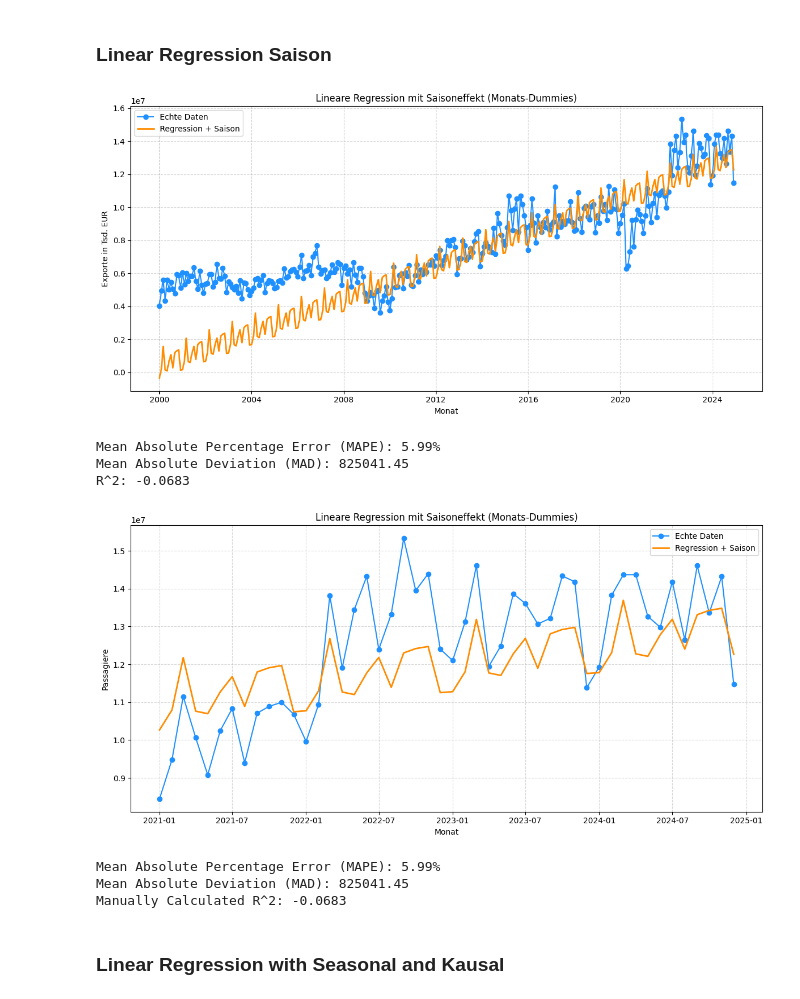
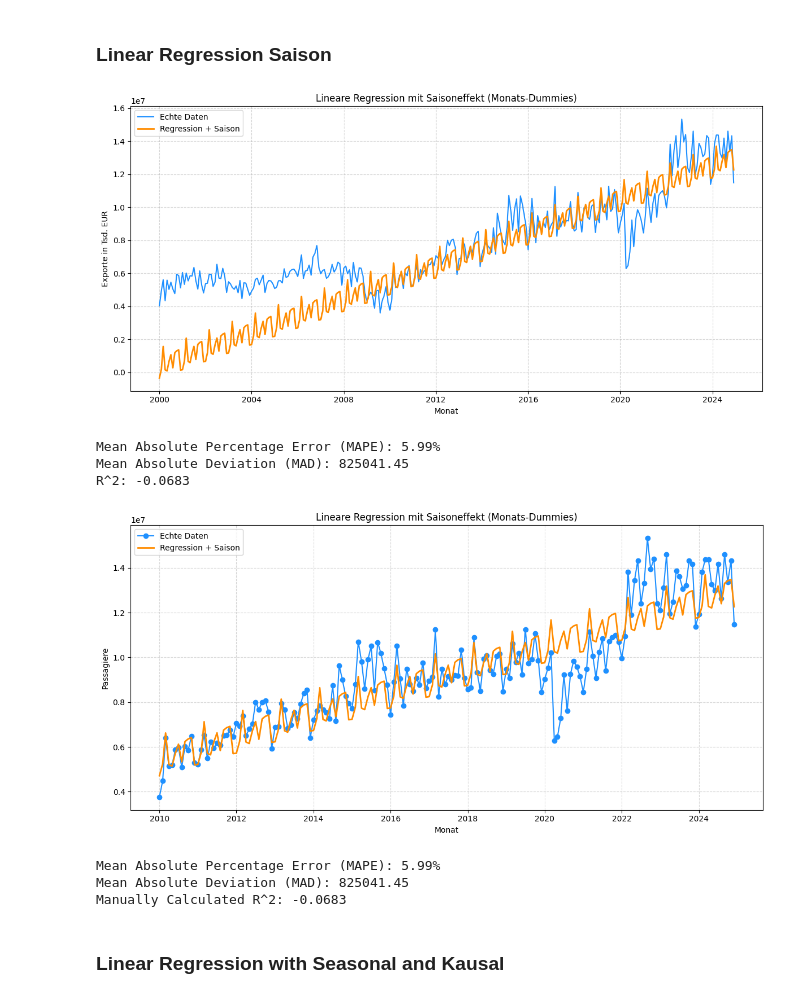
Before and after one commit to eliaspfe/BI_Vorlesung, a Jupyter notebook: Forecasting_Exports.ipynb, the cells around one changed output. Saved outputs shown, nothing was run; the diff lists cells and outputs as text; code cells hidden in the pictures.

```diff
--- a/Forecasting_Exports.ipynb
+++ b/Forecasting_Exports.ipynb
@@ -243,7 +243,7 @@ y_pred_valid = model.predict(X_valid)
 
 # Plot
 plt.figure(figsize=(12, 6))
-plt.plot(df['Date'], y_all, label='Echte Daten', marker='o', color='dodgerblue')
+plt.plot(df['Date'], y_all, label='Echte Daten', color='dodgerblue')
 plt.plot(df['Date'], y_pred_all, label='Regression + Saison', color='darkorange', linewidth=2)
 plt.xlabel('Monat')
 plt.ylabel('Exporte in Tsd. EUR')
@@ -265,7 +265,7 @@ print(f"Mean Absolute Deviation (MAD): {mad:.2f}")
 r_squared = model.score(X_valid, y_valid)
 print(f"R^2: {r_squared:.4f}")
 # %% [output]
-[figure, old version]
+[figure, new version]
 Mean Absolute Percentage Error (MAPE): 5.99%
 Mean Absolute Deviation (MAD): 825041.45
 R^2: -0.0683
@@ -297,36 +297,36 @@ y_pred_all = model.predict(X_all)
 y_pred_valid = model.predict(X_valid)
 
 #print(y_pred_all[-12:])
 #print(y_pred_valid)
 
 # Plot
 plt.figure(figsize=(12, 6))
-plt.plot(df['Date'].iloc[-48:], y_all[-48:], label='Echte Daten', marker='o', color='dodgerblue')
-plt.plot(df['Date'].iloc[-48:], y_pred_all[-48:], label='Regression + Saison', color='darkorange', linewidth=2)
+plt.plot(df['Date'].iloc[-180:], y_all[-180:], label='Echte Daten', marker='o', color='dodgerblue')
+plt.plot(df['Date'].iloc[-180:], y_pred_all[-180:], label='Regression + Saison', color='darkorange', linewidth=2)
 plt.xlabel('Monat')
 plt.ylabel('Passagiere')
 plt.title('Lineare Regression mit Saisoneffekt (Monats-Dummies)')
 plt.legend()
 plt.grid(True, linestyle='--', alpha=0.5)
 plt.tight_layout()
 plt.show()
 
 # Metriken auf dem Validierungsset
 mape = np.mean(np.abs((y_valid - y_pred_valid) / y_valid)) * 100
 mad = np.mean(np.abs(y_valid - y_pred_valid))
 
 print(f"Mean Absolute Percentage Error (MAPE): {mape:.2f}%")
 print(f"Mean Absolute Deviation (MAD): {mad:.2f}")
 
 # Calculate R^2 (coefficient of determination)
 # Calculate R^2 manually
 ss_total = np.sum((y_valid - np.mean(y_valid)) ** 2)
 ss_residual = np.sum((y_valid - y_pred_valid) ** 2)
 r_squared_manual = 1 - (ss_residual / ss_total)
 
 print(f"Manually Calculated R^2: {r_squared_manual:.4f}")
 # %% [output]
-[figure, old version]
+[figure, new version]
 Mean Absolute Percentage Error (MAPE): 5.99%
 Mean Absolute Deviation (MAD): 825041.45
 Manually Calculated R^2: -0.0683
```
Also changed, not shown: parts of 12 cells of this notebook, 1 other file.
